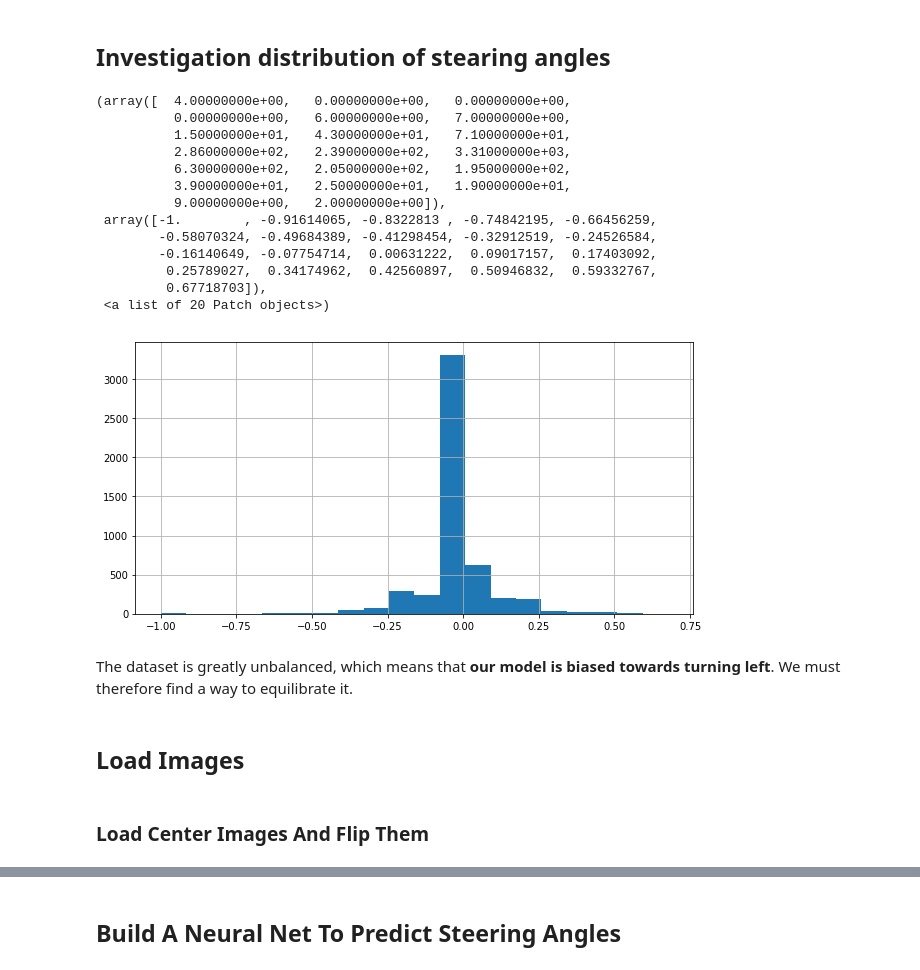
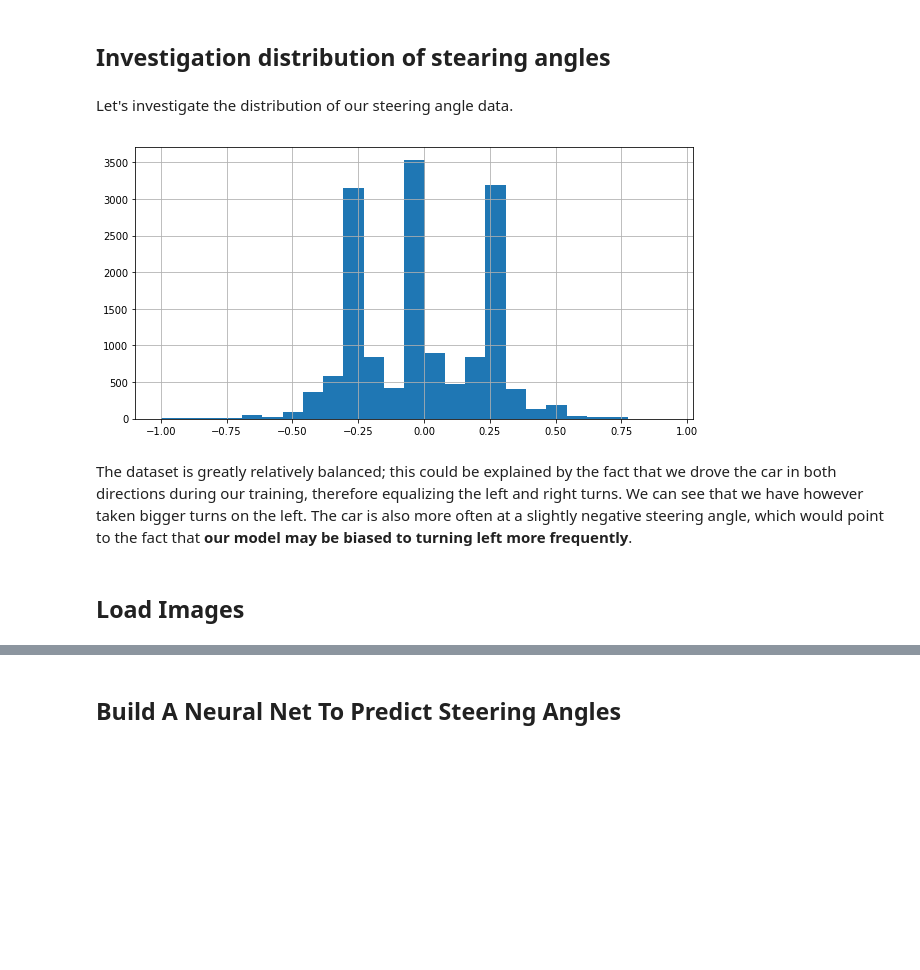
Before and after one commit to Bilalkhanten/CarND-Behavioral-Cloning-P3, a Jupyter notebook: Behavioural_Driving.ipynb, the cells around one changed output, grey strips where cells are left out. Cells and saved outputs as stored; diff of their text form; code cells hidden in the pictures; blank space fills up the shorter version.

```diff
--- a/Behavioural_Driving.ipynb
+++ b/Behavioural_Driving.ipynb
@@ -48,24 +46,34 @@ st_angles = np.asarray(data_csv["Steering Angle"], dtype=np.float32)
+# %% [markdown]
+Let's investigate the distribution of our steering angle data.
+# %%
+def get_steering_angles(data, st_column, st_calibrations):
+    """
+    Returns the steering angles for images referenced by the dataframe
+    The caller must pass the name of the colum containing the steering angle
+    along with the appropriate steering angle corrections to apply
+    """
+    cols = len(st_calibrations)
+    angles = np.zeros(len(data) * cols, dtype=np.float32)
+
+    for i, row in data.iterrows():
+        st_angle = row[st_column]
+        for (j,st_calib) in enumerate(st_calibrations):
+            angles[i * cols + j] = st_angle + st_calib
+
+    # Let's not forget to ALWAYS clip our angles within the [-1,1] range
+    return np.clip(angles, -1, 1)
+# %%
+st_angle_names = ["Center", "Left", "Right"]
+st_angle_calibrations = [0, 0.25, -0.25]
+st_angles = get_steering_angles(data_csv, "Steering Angle", st_angle_calibrations)
 # %%
 fig, ax = plt.subplots(1, 1, figsize=(10, 5))
 ax.grid(True)
-ax.hist(st_angles, bins=20, histtype='bar')
+count, bins, _ = ax.hist(st_angles, bins=25,histtype='bar' )
 # %% [output]
-(array([  4.00000000e+00,   0.00000000e+00,   0.00000000e+00,
-          0.00000000e+00,   6.00000000e+00,   7.00000000e+00,
-          1.50000000e+01,   4.30000000e+01,   7.10000000e+01,
-          2.86000000e+02,   2.39000000e+02,   3.31000000e+03,
-          6.30000000e+02,   2.05000000e+02,   1.95000000e+02,
-          3.90000000e+01,   2.50000000e+01,   1.90000000e+01,
-          9.00000000e+00,   2.00000000e+00]),
- array([-1.        , -0.91614065, -0.8322813 , -0.74842195, -0.66456259,
-        -0.58070324, -0.49684389, -0.41298454, -0.32912519, -0.24526584,
-        -0.16140649, -0.07754714,  0.00631222,  0.09017157,  0.17403092,
-         0.25789027,  0.34174962,  0.42560897,  0.50946832,  0.59332767,
-         0.67718703]),
- <a list of 20 Patch objects>)
-[figure, old version]
+[figure, new version]
-# %% [markdown]
-The dataset is greatly unbalanced, which means that **our model is biased towards turning left**. We must therefore find a way to equilibrate it.
+# %% [markdown]
+The dataset is greatly relatively balanced; this could be explained by the fact that we drove the car in both directions during our training, therefore equalizing the left and right turns. We can see that we have however taken bigger turns on the left. The car is also more often at a slightly negative steering angle, which would point to the fact that **our model may be biased to turning left more frequently**.
 # %% [markdown]
 ## Load Images
 # %%
@@ -74,5 +82,3 @@ def read_img(img_name, path):
     img = cv2.imread(img_path)
     # Converting image to RGB
     return cv2.cvtColor(img, cv2.COLOR_BGR2RGB)
-# %% [markdown]
-### Load Center Images And Flip Them
```
Also changed, not shown: parts of 45 cells of this notebook, 1 other file.
